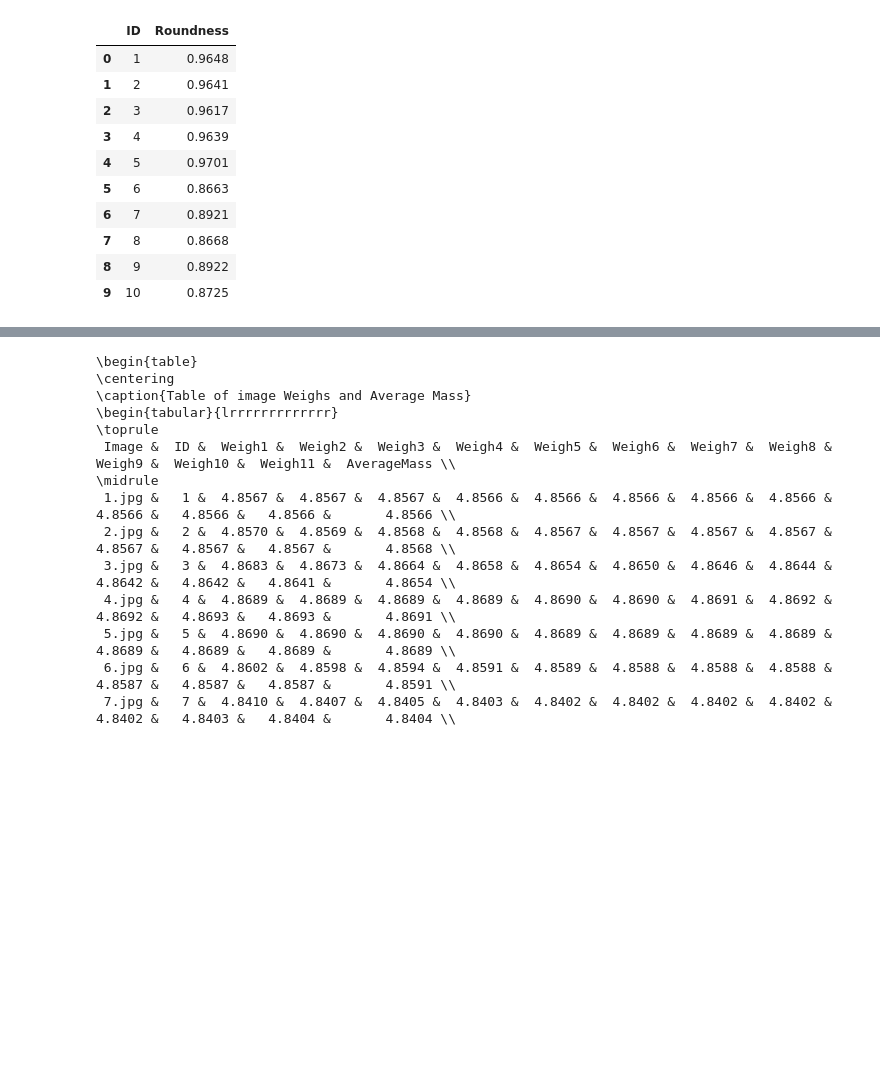
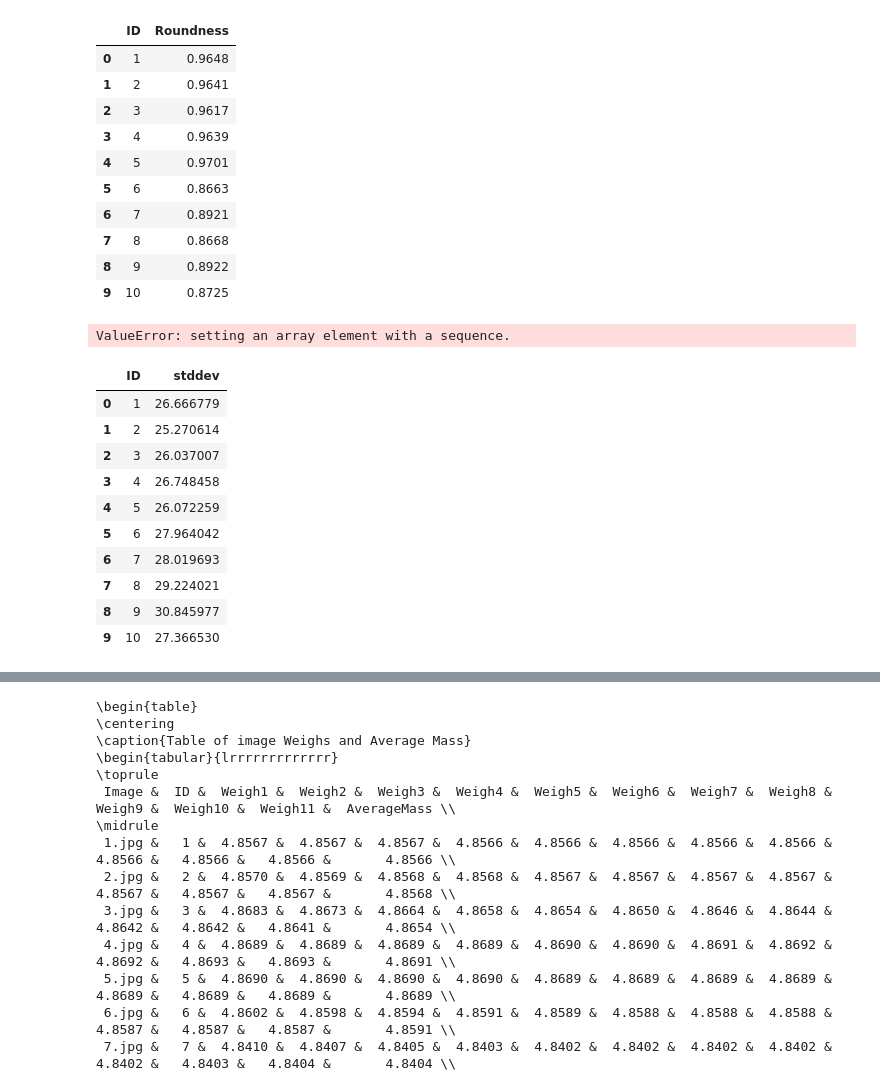
Before and after one commit to pcruiher08/ImageFeatures, a Jupyter notebook: analysis.ipynb, the cells around one changed output, grey strips where cells are left out. Drawn from its saved outputs; the diff is of its cells as text; code cells hidden in the pictures; blank space fills up the shorter version.

```diff
--- a/analysis.ipynb
+++ b/analysis.ipynb
@@ -342,3 +402,40 @@ roundnessdf.head(10)
 | 7 | 8 | 0.8668 |
 | 8 | 9 | 0.8922 |
 | 9 | 10 | 0.8725 |
+# %%
+meancolor = pd.Series(IDAndMeanColor).to_frame().reset_index()
+meancolor.columns = ['ID', 'meancolor']
+meancolor['ID'] = meancolor['ID'].astype(int)
+meancolor['Roundness'] = meancolor['Roundness'].astype(float)
+
+
+meancolor = meancolor.sort_values('ID')
+meancolor = meancolor.reset_index(drop=True)
+
+meancolor.head(10)
+# %% [output]
+ValueError: setting an array element with a sequence.
+# %%
+
+stddevdf = pd.Series(IDAndSTDDev).to_frame().reset_index()
+stddevdf.columns = ['ID', 'stddev']
+stddevdf['ID'] = stddevdf['ID'].astype(int)
+stddevdf['stddev'] = stddevdf['stddev'].astype(float)
+
+
+stddevdf = stddevdf.sort_values('ID')
+stddevdf = stddevdf.reset_index(drop=True)
+
+stddevdf.head(10)
+# %% [output]
+|  | ID | stddev |
+| 0 | 1 | 26.666779 |
+| 1 | 2 | 25.270614 |
+| 2 | 3 | 26.037007 |
+| 3 | 4 | 26.748458 |
+| 4 | 5 | 26.072259 |
+| 5 | 6 | 27.964042 |
+| 6 | 7 | 28.019693 |
+| 7 | 8 | 29.224021 |
+| 8 | 9 | 30.845977 |
+| 9 | 10 | 27.366530 |
```
Also changed, not shown: parts of 13 cells of this notebook.
